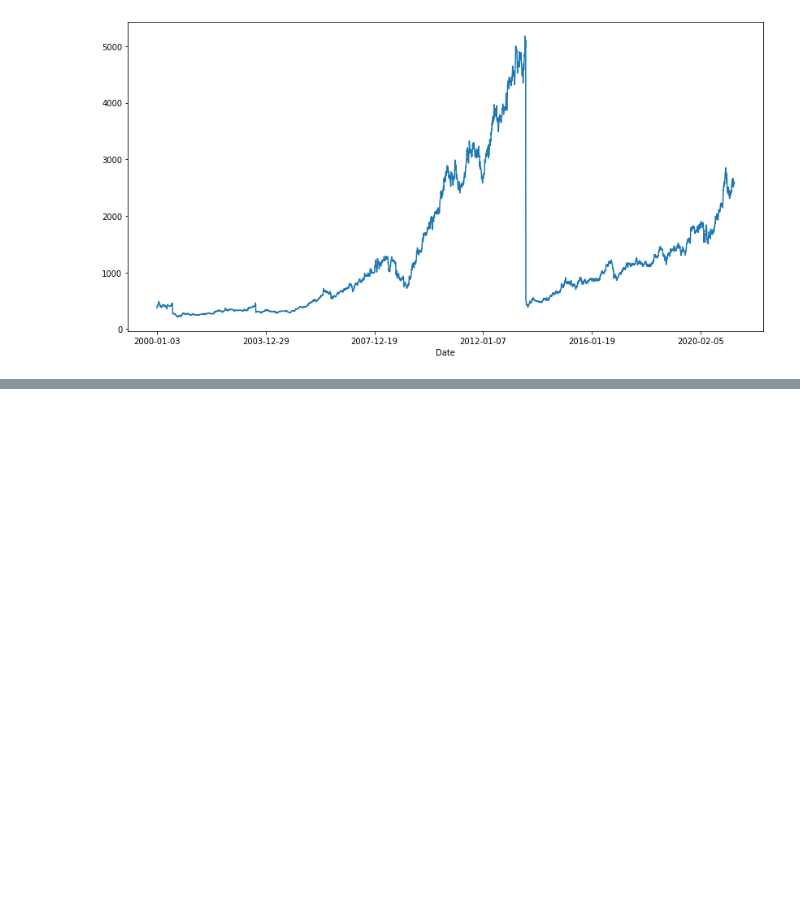
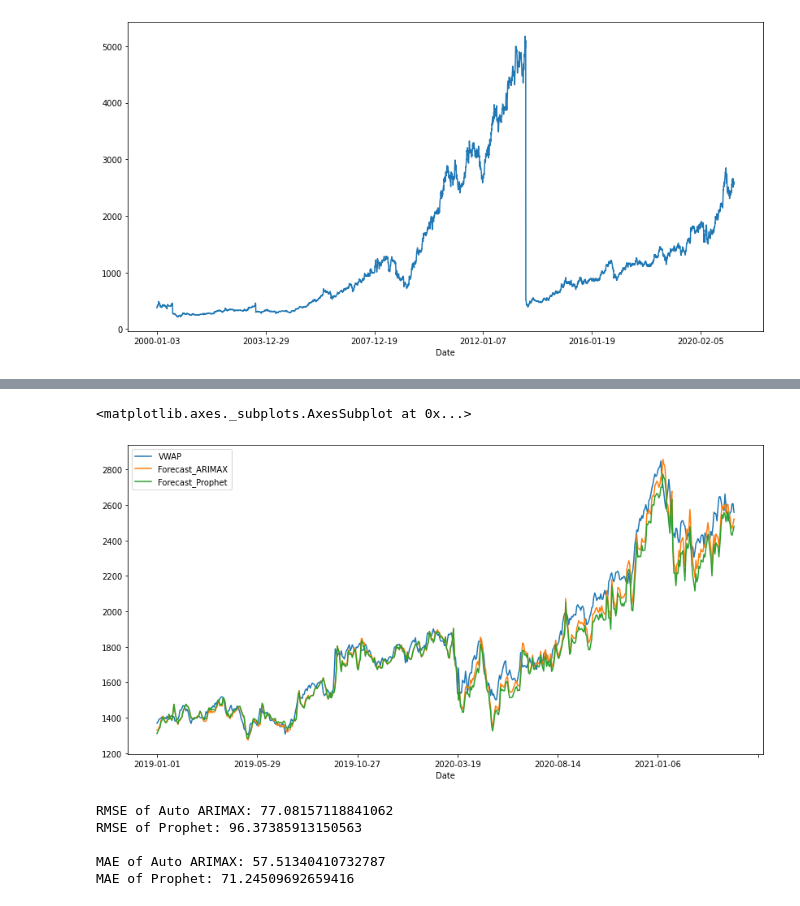
Before and after one commit to hargurjeet/MachineLearning, a Jupyter notebook: Nifty_50_Time_Series_Forecasting.ipynb, the cells around one changed output, grey strips where cells are left out. Cells and saved outputs as stored; diff of their text form; code cells hidden in the pictures; blank space fills up the shorter version.

```diff
--- a/Nifty_50_Time_Series_Forecasting.ipynb
+++ b/Nifty_50_Time_Series_Forecasting.ipynb
@@ -158,0 +377,16 @@ NameError: ignored
+# %%
+df_valid[["VWAP", "Forecast_ARIMAX", "Forecast_Prophet"]].plot(figsize=(14, 7))
+# %% [output]
+<matplotlib.axes._subplots.AxesSubplot at 0x...>
+[figure, added]
+# %%
+print("RMSE of Auto ARIMAX:", np.sqrt(mean_squared_error(df_valid.VWAP, df_valid.Forecast_ARIMAX)))
+print("RMSE of Prophet:", np.sqrt(mean_squared_error(df_valid.VWAP, df_valid.Forecast_Prophet)))
+print("\nMAE of Auto ARIMAX:", mean_absolute_error(df_valid.VWAP, df_valid.Forecast_ARIMAX))
+print("MAE of Prophet:", mean_absolute_error(df_valid.VWAP, df_valid.Forecast_Prophet))
+# %% [output]
+RMSE of Auto ARIMAX: 77.08157118841062
+RMSE of Prophet: 96.37385913150563
+
+MAE of Auto ARIMAX: 57.51340410732787
+MAE of Prophet: 71.24509692659416
```
Also changed, not shown: parts of 22 cells of this notebook.
